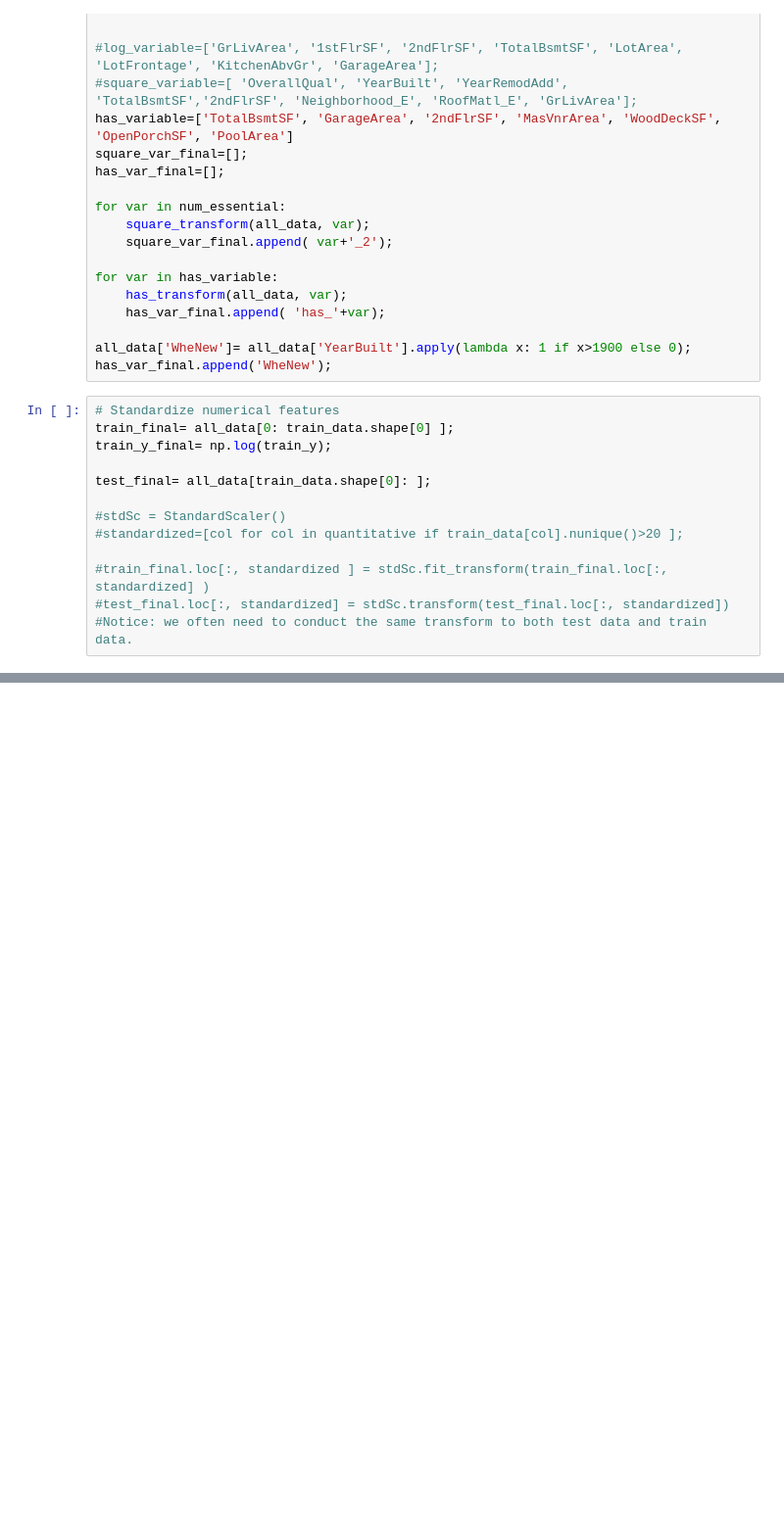
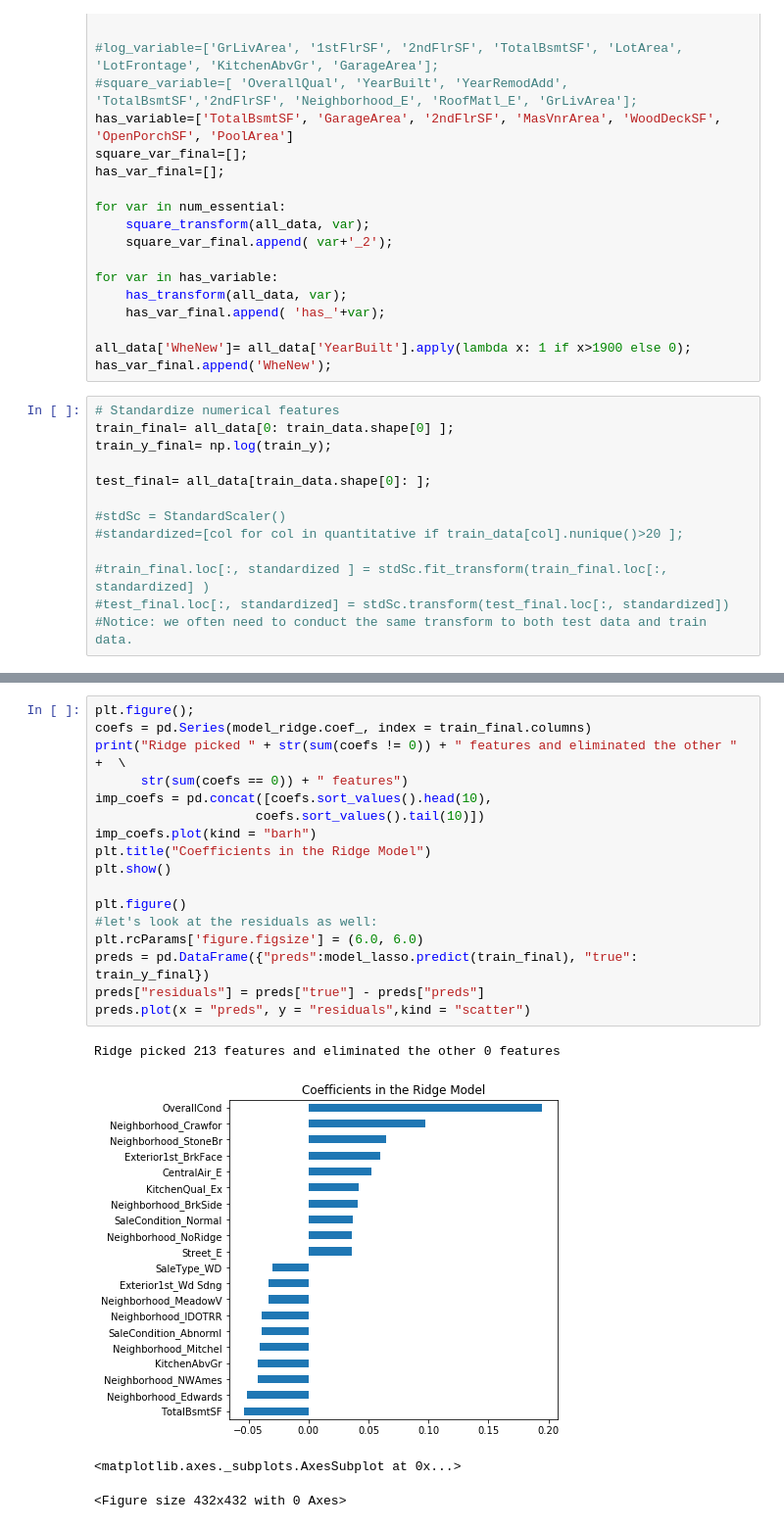
Before and after one commit to Xiaoling1992/Statistical-Machine-Learning-CS578, a Jupyter notebook: HousePrices_Regression.ipynb, the cells around one changed output, grey strips where cells are left out. Shown at 98% size. Drawn from its saved outputs; the diff is of its cells as text; blank space fills up the shorter version.

```diff
--- a/HousePrices_Regression.ipynb
+++ b/HousePrices_Regression.ipynb
@@ -588,0 +474,22 @@ solution.head()
+# %%
+plt.figure();
+coefs = pd.Series(model_ridge.coef_, index = train_final.columns)
+print("Ridge picked " + str(sum(coefs != 0)) + " features and eliminated the other " +  \
+      str(sum(coefs == 0)) + " features")
+imp_coefs = pd.concat([coefs.sort_values().head(10),
+                     coefs.sort_values().tail(10)])
+imp_coefs.plot(kind = "barh")
+plt.title("Coefficients in the Ridge Model")
+plt.show()
+
+plt.figure()
+#let's look at the residuals as well:
+plt.rcParams['figure.figsize'] = (6.0, 6.0)
+preds = pd.DataFrame({"preds":model_lasso.predict(train_final), "true": train_y_final})
+preds["residuals"] = preds["true"] - preds["preds"]
+preds.plot(x = "preds", y = "residuals",kind = "scatter")
+# %% [output]
+Ridge picked 213 features and eliminated the other 0 features
+[figure, added]
+<matplotlib.axes._subplots.AxesSubplot at 0x...>
+<Figure size 432x432 with 0 Axes>
```
Also changed, not shown: parts of 48 cells of this notebook.
